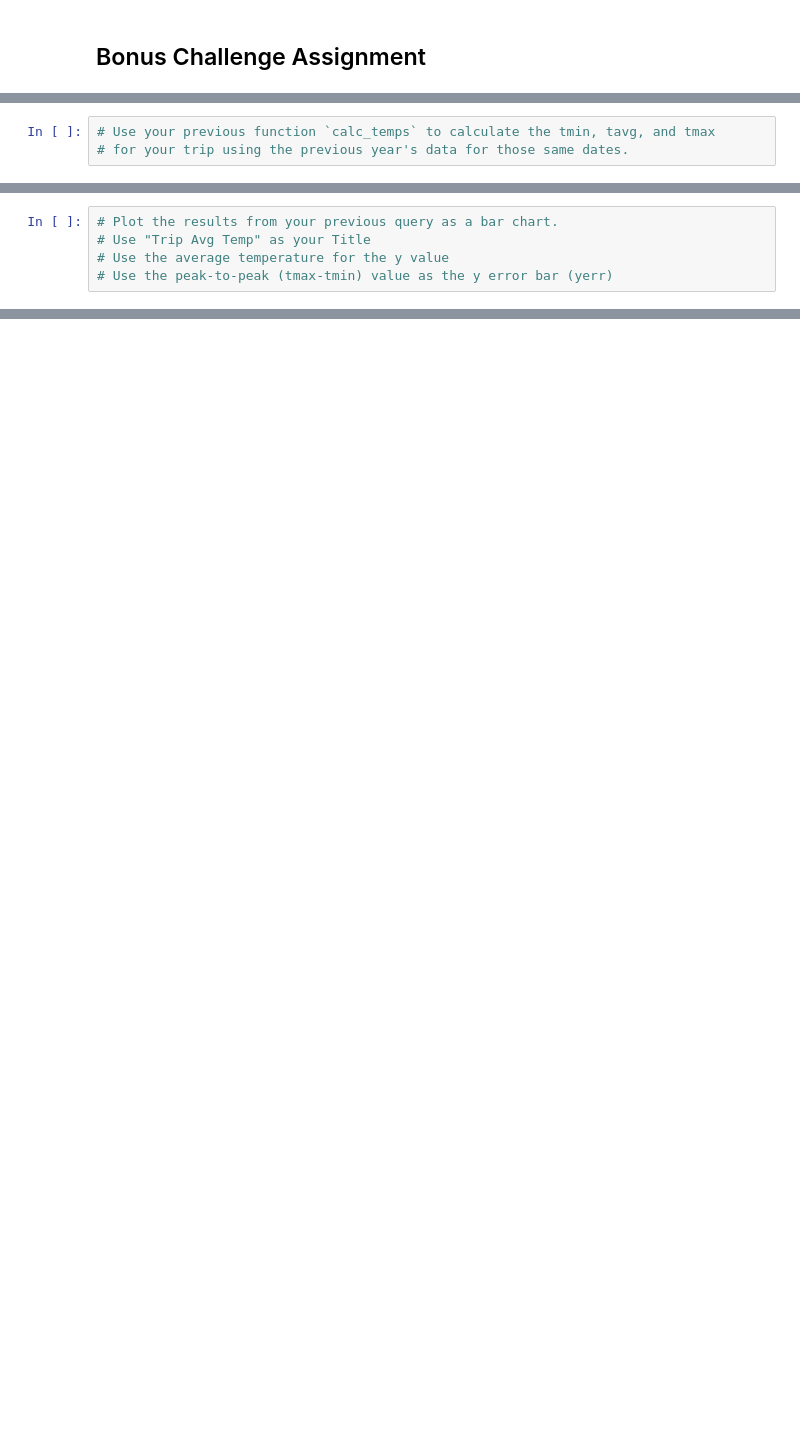
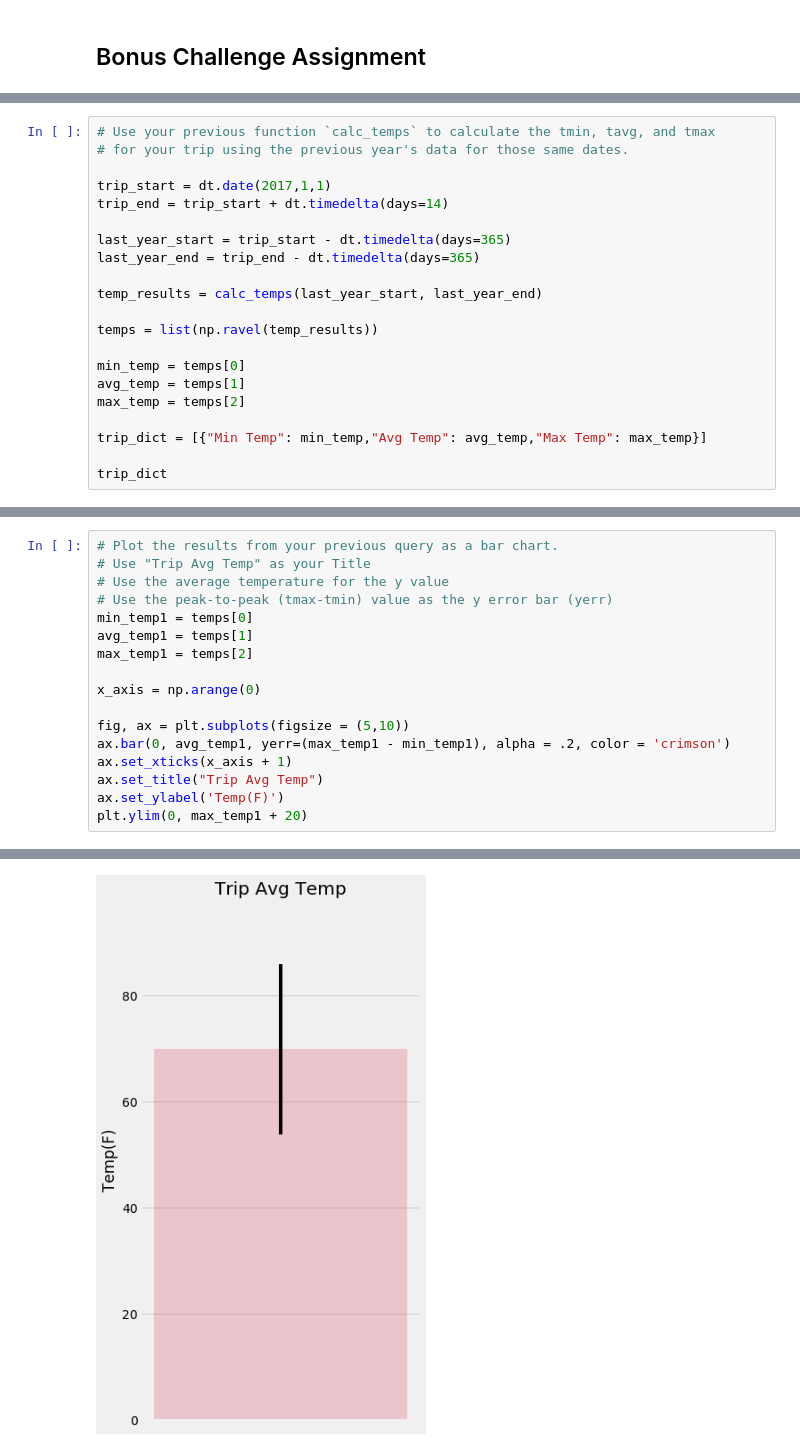
Before and after one commit to arrrlette/sqlalchemy-challenge, a Jupyter notebook: Climate.ipynb, the cells around one changed output, grey strips where cells are left out. Cells and saved outputs as stored; diff of their text form; blank space fills up the shorter version.

```diff
--- a/Climate.ipynb
+++ b/Climate.ipynb
@@ -143,3 +312,21 @@ print(calc_temps('2012-02-28', '2012-03-05'))
 # %%
 # Use your previous function `calc_temps` to calculate the tmin, tavg, and tmax
 # for your trip using the previous year's data for those same dates.
+
+trip_start = dt.date(2017,1,1)
+trip_end = trip_start + dt.timedelta(days=14)
+
+last_year_start = trip_start - dt.timedelta(days=365)
+last_year_end = trip_end - dt.timedelta(days=365)
+
+temp_results = calc_temps(last_year_start, last_year_end)
+
+temps = list(np.ravel(temp_results))
+
+min_temp = temps[0]
+avg_temp = temps[1]
+max_temp = temps[2]
+
+trip_dict = [{"Min Temp": min_temp,"Avg Temp": avg_temp,"Max Temp": max_temp}]
+
+trip_dict
@@ -148,3 +337,16 @@ print(calc_temps('2012-02-28', '2012-03-05'))
 # Use "Trip Avg Temp" as your Title
 # Use the average temperature for the y value
 # Use the peak-to-peak (tmax-tmin) value as the y error bar (yerr)
+min_temp1 = temps[0]
+avg_temp1 = temps[1]
+max_temp1 = temps[2]
+
+x_axis = np.arange(0)
+
+fig, ax = plt.subplots(figsize = (5,10))
+ax.bar(0, avg_temp1, yerr=(max_temp1 - min_temp1), alpha = .2, color = 'crimson')
+ax.set_xticks(x_axis + 1)
+ax.set_title("Trip Avg Temp")
+ax.set_ylabel('Temp(F)')
+plt.ylim(0, max_temp1 + 20)
+# %% [output]
@@ -150,0 +354 @@ print(calc_temps('2012-02-28', '2012-03-05'))
+[figure, added]
```
Also changed, not shown: parts of 22 cells of this notebook, 1 other file.
